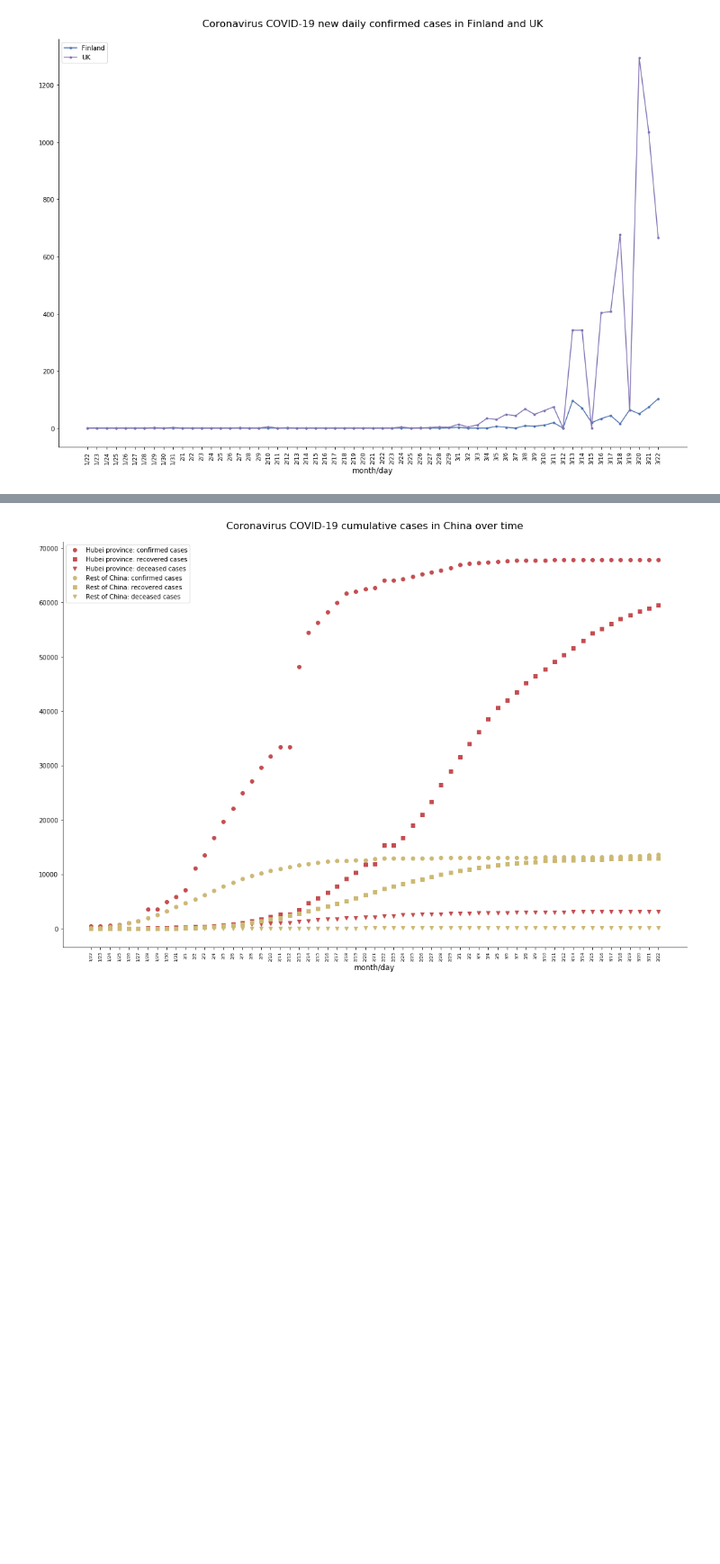
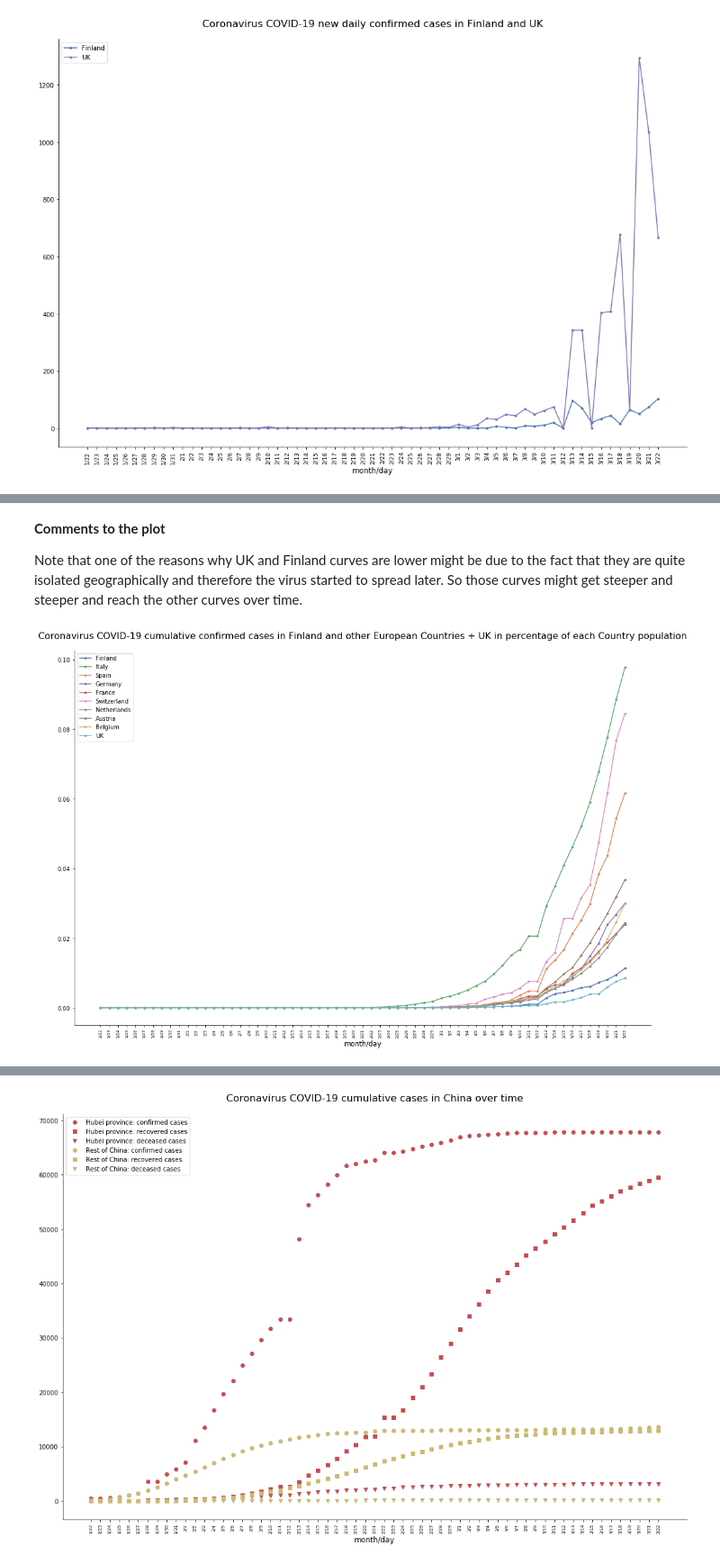
Before and after one commit to BerniHacker/Coronavirus, a Jupyter notebook: Coronavirus_Finland.ipynb, the cells around one changed output, grey strips where cells are left out. Shown at 90% size. Drawn from its saved outputs; the diff is of its cells as text; code cells hidden in the pictures; blank space fills up the shorter version.

```diff
--- a/Coronavirus_Finland.ipynb
+++ b/Coronavirus_Finland.ipynb
@@ -972,6 +1134,7 @@ netherlands_recov_0 = netherlands_0[1]
 netherlands_deceas_0 = netherlands_0[2]
 netherlands_conf_incr_0 = netherlands_0[3]
 netherlands_conf_pos = netherlands_0[4]
+netherlands_conf_0_perc = pop_perc(netherlands_conf_0, netherlands_pop)
 # %%
 # Calling the function extract_country to extract data related to Austria
 austria_0 = prep_country_data("Austria", "Not applicable", 0)
@@ -980,6 +1143,7 @@ austria_recov_0 = austria_0[1]
 austria_deceas_0 = austria_0[2]
 austria_conf_incr_0 = austria_0[3]
 austria_conf_pos = austria_0[4]
+austria_conf_0_perc = pop_perc(austria_conf_0, austria_pop)
 # %%
 # Calling the function extract_country to extract data related to Belgium
 belgium_0 = prep_country_data("Belgium", "Not applicable", 0)
@@ -988,4 +1152,5 @@ belgium_recov_0 = belgium_0[1]
 belgium_deceas_0 = belgium_0[2]
 belgium_conf_incr_0 = belgium_0[3]
 belgium_conf_pos = belgium_0[4]
+belgium_conf_0_perc = pop_perc(belgium_conf_0, belgium_pop)
 # %% [markdown]
@@ -998,4 +1163,5 @@ uk_recov_0 = uk_0[1]
 uk_deceas_0 = uk_0[2]
 uk_conf_incr_0 = uk_0[3]
 uk_conf_pos = uk_0[4]
+uk_conf_0_perc = pop_perc(uk_conf_0, uk_pop)
 # %% [markdown]
@@ -1425 +1638,30 @@ cust_line_plot((days_tot, finland_conf_incr_0, ".", '-', 0, "Finland"),
+# %% [markdown]
+**Comments to the plot**
+
+Note that one of the reasons why UK and Finland curves are lower might be due to the fact that they are quite isolated geographically and therefore the virus started to spread later. So those curves might get steeper and steeper and reach the other curves over time.
+# %%
+# Comparing cumulative confirmed cases over time for Finland,
+# and other European Countries + UK in percentage of the Country population
+cust_line_plot((days_tot, finland_conf_0_perc, ".", '-', 0, "Finland"),
+               (days_tot, italy_conf_0_perc, ".", '-', 2, "Italy"),
+               (days_tot, spain_conf_0_perc, ".", '-', 1, "Spain"),
+               (days_tot, germany_conf_0_perc, ".", '-', 4, "Germany"),
+               (days_tot, france_conf_0_perc, ".", '-', 3, "France"),
+               (days_tot, switzerland_conf_0_perc, ".", '-', 6, "Switzerland"),
+               (days_tot, netherlands_conf_0_perc, ".", '-', 7, "Netherlands"),
+               (days_tot, austria_conf_0_perc, ".", '-', 5, "Austria"),
+               (days_tot, belgium_conf_0_perc, ".", '-', 8, "Belgium"),
+               (days_tot, uk_conf_0_perc, ".", '-', 9, "UK"),
+               figsize_w=18, figsize_h=12,
+               title="Coronavirus COVID-19 cumulative confirmed cases "\
+                     "in Finland and other European Countries + UK "\
+                     "in percentage of each Country population",
+               title_fs=16, title_offset=20,
+               rem_borders=True,
+               x_label="month/day", xlabel_fs=12,
+               xvalues_fs=7,rot=90,
+               y_label=None, ylabel_fs=12,
+               legend=True)
+# %% [output]
+[figure, added]
 # %% [markdown]
```
Also changed, not shown: parts of 41 cells of this notebook, 1 other file.
